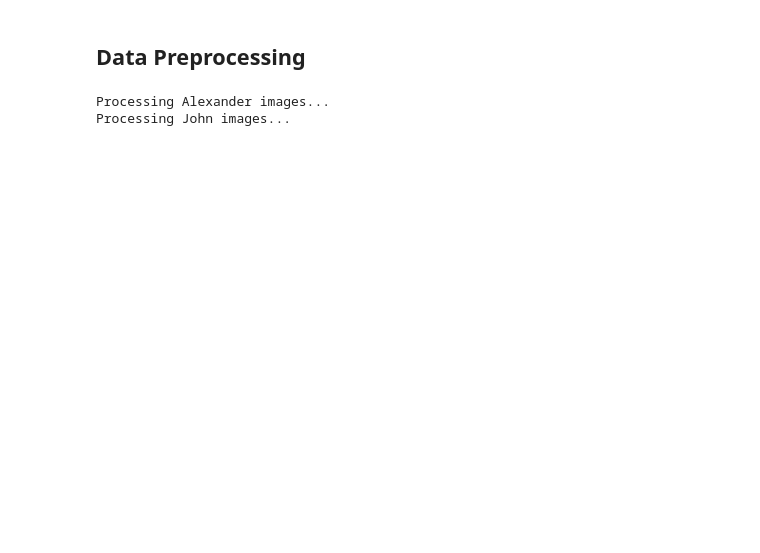
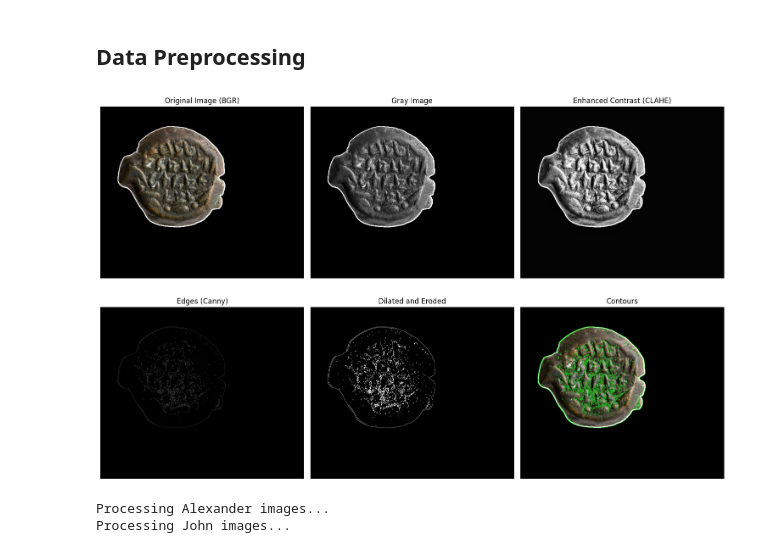
Before and after one commit to NickBres/CoinsRecognition, a Jupyter notebook: alexanderVSjohn.ipynb, the cells around one changed output. Cells and saved outputs as stored; diff of their text form; code cells hidden in the pictures; blank space fills up the shorter version.

Commit message:
Update alexanderVSjohn.ipynb
Added:
- Image count balancing.
- Padding to fit images in a square.
- New pre-processing features, still needed to be implemented as functions.

```diff
--- a/alexanderVSjohn.ipynb
+++ b/alexanderVSjohn.ipynb
@@ -105,6 +123,80 @@ def convert_to_grayscale(image):
     """
     gray = cv2.cvtColor(image, cv2.COLOR_RGB2GRAY)
     return cv2.merge([gray, gray, gray])
+# %%
+### Code where we test different pre-processing techniques, adding up to relatively strict contours.
+
+# Convert Pillow image (RGBA) to NumPy array
+image_rgba = np.array(images_alex[184])
+
+# Extract Alpha Channel (if needed)
+alpha_channel = image_rgba[:, :, 3]  # Transparency information
+
+# Convert RGBA to BGR for OpenCV processing
+image_bgr = cv2.cvtColor(image_rgba, cv2.COLOR_RGBA2BGR)
+
+# Step 1: Convert to grayscale
+gray = cv2.cvtColor(image_bgr, cv2.COLOR_BGR2GRAY)
+
+# Step 2: Denoising
+blurred = cv2.GaussianBlur(gray, (3, 3), 0)
+
+# Step 3: Contrast Enhancement
+clahe = cv2.createCLAHE(clipLimit=3.0, tileGridSize=(8, 8))
+enhanced = clahe.apply(blurred)
+
+# Step 4: Edge Detection
+edges = cv2.Canny(enhanced, 200, 300)
+
+# Step 5: Morphological Operations
+kernel = cv2.getStructuringElement(cv2.MORPH_RECT, (3, 3))
+dilated = cv2.dilate(edges, kernel, iterations=3)
+eroded = cv2.erode(dilated, kernel, iterations=2)
+
+# Step 6: Contour Detection
+contours, hierarchy = cv2.findContours(
+    eroded, cv2.RETR_TREE, cv2.CHAIN_APPROX_SIMPLE
+)
+
+# Step 7: Visualization
+contour_image = image_bgr.copy()
+cv2.drawContours(contour_image, contours, -1, (0, 255, 0), 2)
+contoured_image = cv2.cvtColor(contour_image, cv2.COLOR_BGR2RGB)
+# Matplotlib plotting
+fig, axes = plt.subplots(2, 3, figsize=(15, 10))
+axes = axes.ravel()  # Flatten the 2x3 grid into a 1D array for easier indexing
+
+# Define titles and images for display
+titles = [
+    "Original Image (BGR)",
+    "Gray Image",
+    "Enhanced Contrast (CLAHE)",
+    "Edges (Canny)",
+    "Dilated and Eroded",
+    "Contours",
+]
+images = [
+    cv2.cvtColor(image_bgr, cv2.COLOR_BGR2RGB),  # Convert BGR to RGB for matplotlib
+    gray,
+    enhanced,
+    edges,
+    eroded,
+    cv2.cvtColor(contour_image, cv2.COLOR_BGR2RGB),  # Convert BGR to RGB for matplotlib
+]
+
+# Loop through each subplot
+for i in range(len(images)):
+    if len(images[i].shape) == 2:  # Grayscale images
+        axes[i].imshow(images[i], cmap="gray")
+    else:  # Color images
+        axes[i].imshow(images[i])
+    axes[i].set_title(titles[i])
+    axes[i].axis("off")
+
+plt.tight_layout()
+plt.show()
+# %% [output]
+[figure, added]
 # %%
 def preprocess_image_for_text(image):
     """
```
Also changed, not shown: parts of 14 cells of this notebook.
